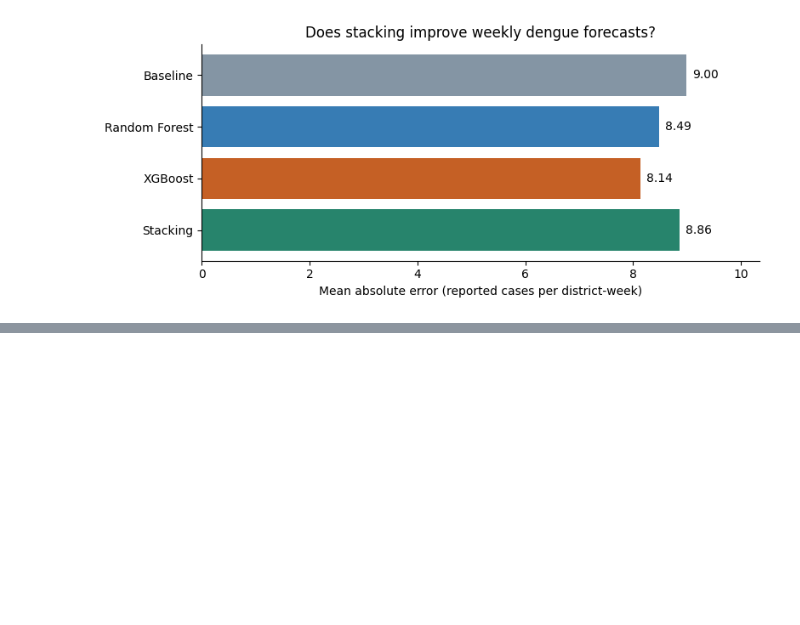
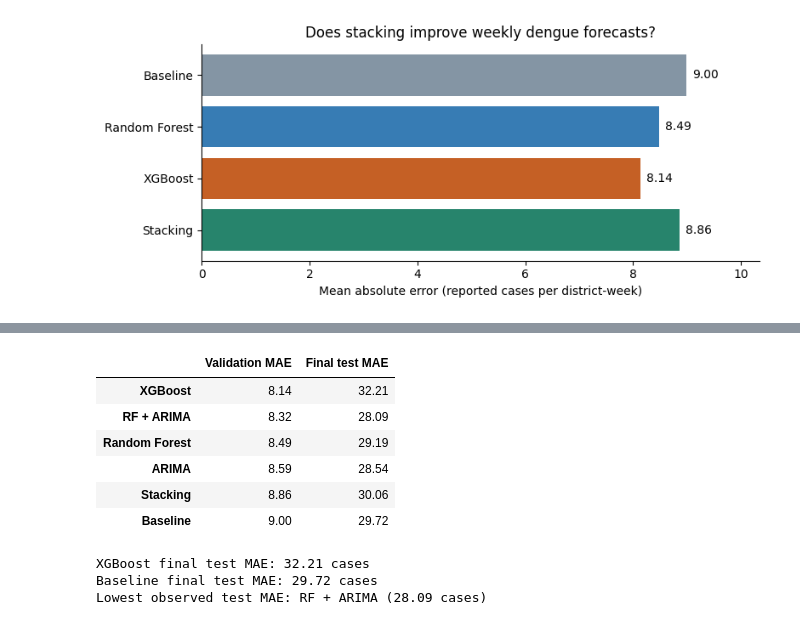
Before and after one commit to Vithu-29/sri-lanka-dengue-forecast, a Jupyter notebook: notebooks/01_explore_dengue_data.ipynb, the cells around one changed output, grey strips where cells are left out. Saved outputs shown, nothing was run; the diff lists cells and outputs as text; code cells hidden in the pictures; blank space fills up the shorter version.

```diff
--- a/notebooks/01_explore_dengue_data.ipynb
+++ b/notebooks/01_explore_dengue_data.ipynb
@@ -712,0 +878,40 @@ plt.show()
+# %%
+test_model_columns = {
+    "baseline_prediction": "Baseline",
+    "rf_prediction": "Random Forest",
+    "xgb_prediction": "XGBoost",
+    "stack_prediction": "Stacking",
+    "arima_prediction": "ARIMA",
+    "hybrid_prediction": "RF + ARIMA",
+}
+
+test_forecasts = test_results[list(test_model_columns)].rename(
+    columns=test_model_columns
+)
+assert test_forecasts.notna().all().all(), "A model has missing test predictions."
+
+test_errors = test_forecasts.sub(test_results["actual_cases"], axis=0).abs()
+test_mae = test_errors.mean()
+
+final_summary = pd.DataFrame({
+    "Validation MAE": all_model_mae,
+    "Final test MAE": test_mae,
+}).sort_values("Validation MAE")
+
+display(final_summary.round(2))
+
+print(f"XGBoost final test MAE: {test_mae['XGBoost']:.2f} cases")
+print(f"Baseline final test MAE: {test_mae['Baseline']:.2f} cases")
+print(f"Lowest observed test MAE: {test_mae.idxmin()} "
+      f"({test_mae.min():.2f} cases)")
+# %% [output]
+|  | Validation MAE | Final test MAE |
+| XGBoost | 8.14 | 32.21 |
+| RF + ARIMA | 8.32 | 28.09 |
+| Random Forest | 8.49 | 29.19 |
+| ARIMA | 8.59 | 28.54 |
+| Stacking | 8.86 | 30.06 |
+| Baseline | 9.00 | 29.72 |
+XGBoost final test MAE: 32.21 cases
+Baseline final test MAE: 29.72 cases
+Lowest observed test MAE: RF + ARIMA (28.09 cases)
```
Also changed, not shown: parts of 17 cells of this notebook.
